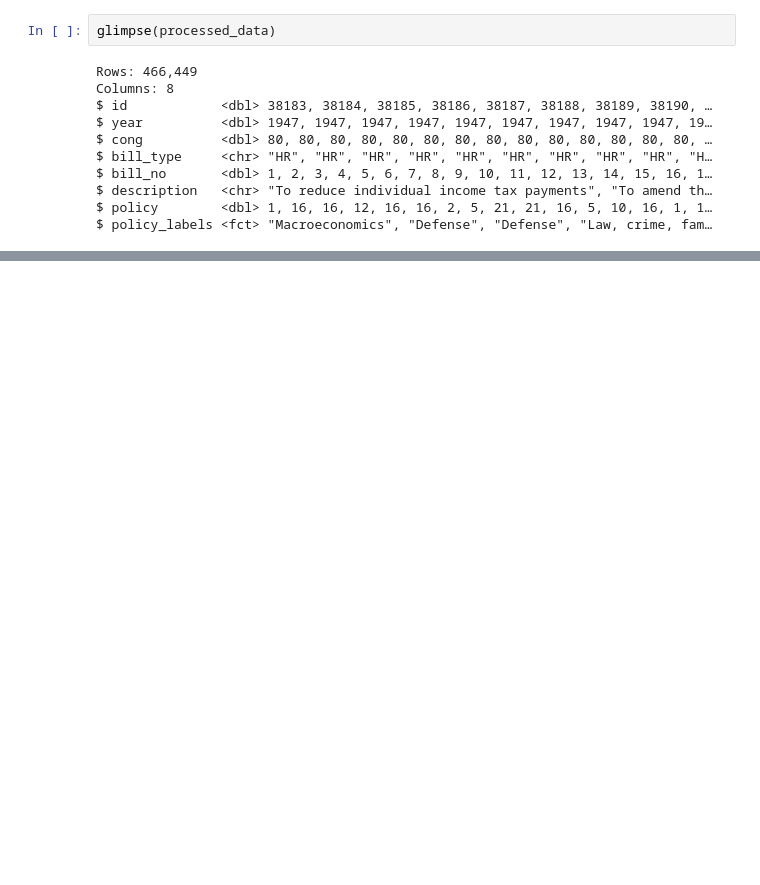
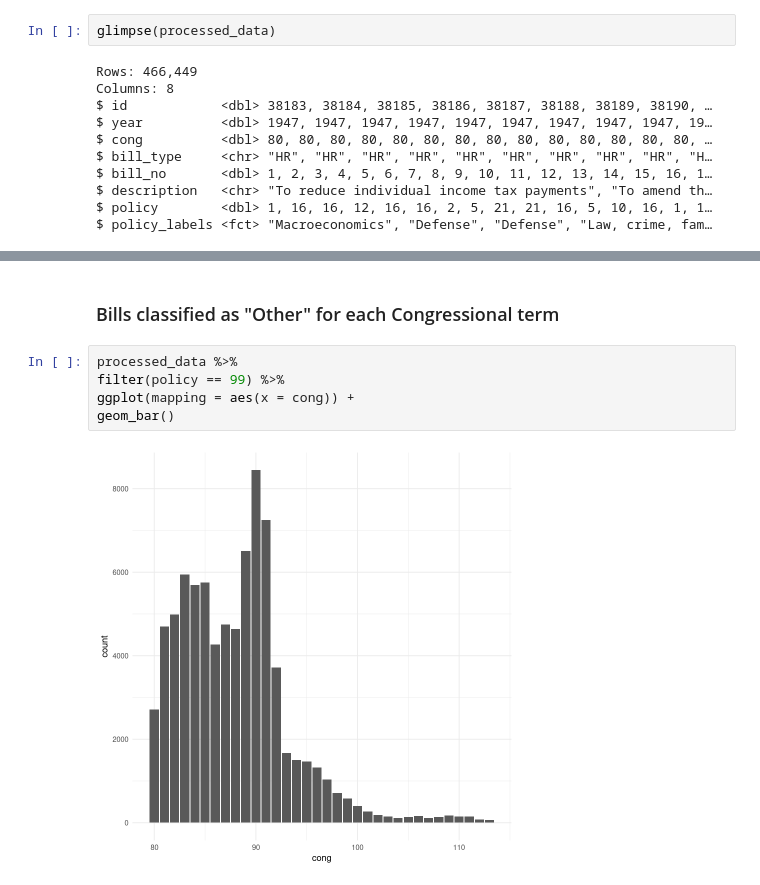
Before and after one commit to pallabee/EDA-for-Text-using-R, a Jupyter notebook: Inspecting_data.ipynb, the cells around one changed output, grey strips where cells are left out. Saved outputs shown, nothing was run; the diff lists cells and outputs as text; blank space fills up the shorter version.

```diff
--- a/Inspecting_data.ipynb
+++ b/Inspecting_data.ipynb
@@ -74,0 +87,9 @@ ggplot(processed_data,aes(x=year)) + geom_line(stat = "count")
+# %% [markdown]
+### Bills classified as "Other" for each Congressional term
+# %%
+processed_data %>%
+filter(policy == 99) %>%
+ggplot(mapping = aes(x = cong)) +
+geom_bar()
+# %% [output]
+[figure, added]
```
Also changed, not shown: parts of 14 cells of this notebook.
